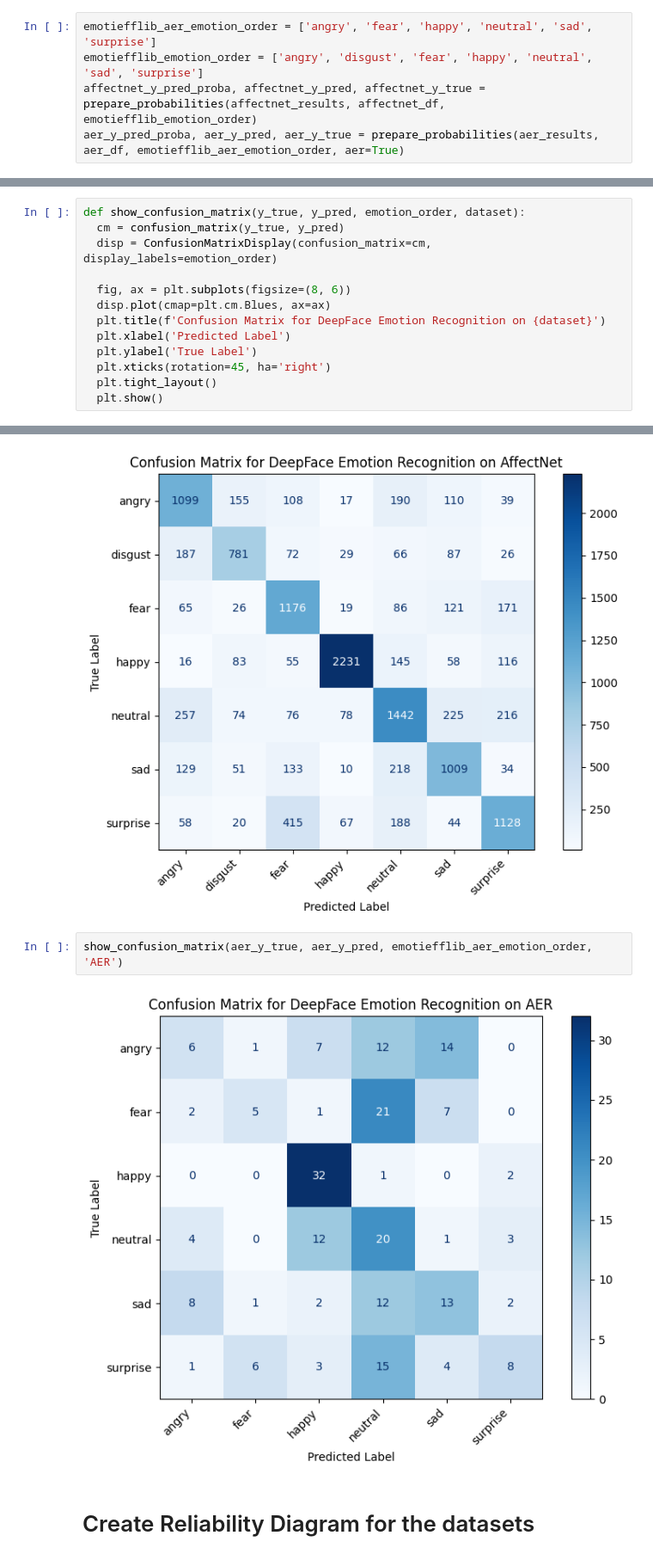
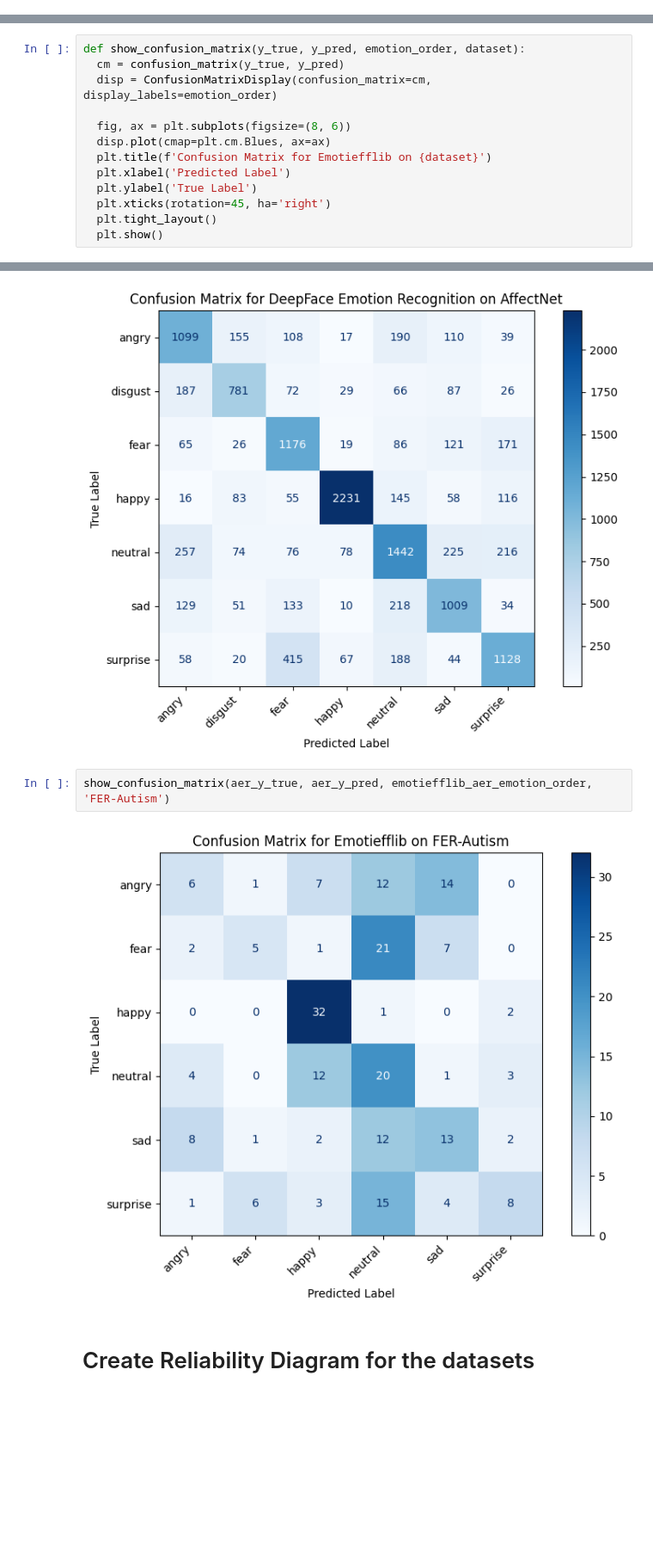
Before and after one commit to hassen8/emotion_recognition_bias_auditing, a Jupyter notebook: notebooks/quantitative_analysis/emotiefflib_quantitative_analysis.ipynb, the cells around one changed output, grey strips where cells are left out. Shown at 86% size. Drawn from its saved outputs; the diff is of its cells as text; blank space fills up the shorter version.

Commit message:
fixed figure titles

```diff
--- a/notebooks/quantitative_analysis/emotiefflib_quantitative_analysis.ipynb
+++ b/notebooks/quantitative_analysis/emotiefflib_quantitative_analysis.ipynb
@@ -418,11 +376,6 @@ rafdb_y_pred_proba, rafdb_y_pred, rafdb_y_true = prepare_probabilities(rafdf_res
 fer_y_pred_proba, fer_y_pred, fer_y_true = prepare_probabilities(fer_results, fer_df, emotiefflib_emotion_order)
 affectnet_y_pred_proba, affectnet_y_pred, affectnet_y_true = prepare_probabilities(affectnet_results, affectnet_df, emotiefflib_emotion_order)
 aer_y_pred_proba, aer_y_pred, aer_y_true = prepare_probabilities(aer_results, aer_df, emotiefflib_aer_emotion_order, aer=True)
-# %%
-emotiefflib_aer_emotion_order = ['angry', 'fear', 'happy', 'neutral', 'sad', 'surprise']
-emotiefflib_emotion_order = ['angry', 'disgust', 'fear', 'happy', 'neutral', 'sad', 'surprise']
-affectnet_y_pred_proba, affectnet_y_pred, affectnet_y_true = prepare_probabilities(affectnet_results, affectnet_df, emotiefflib_emotion_order)
-aer_y_pred_proba, aer_y_pred, aer_y_true = prepare_probabilities(aer_results, aer_df, emotiefflib_aer_emotion_order, aer=True)
 # %%
 def get_scores(y_pred_proba, y_pred, y_true, dataset, emotion_order):
     # --- 1. Top-1 Accuracy ---
@@ -616,7 +569,7 @@ def show_confusion_matrix(y_true, y_pred, emotion_order, dataset):
 
   fig, ax = plt.subplots(figsize=(8, 6))
   disp.plot(cmap=plt.cm.Blues, ax=ax)
-  plt.title(f'Confusion Matrix for DeepFace Emotion Recognition on {dataset}')
+  plt.title(f'Confusion Matrix for Emotiefflib on {dataset}')
   plt.xlabel('Predicted Label')
   plt.ylabel('True Label')
   plt.xticks(rotation=45, ha='right')
@@ -635,9 +588,9 @@ show_confusion_matrix(affectnet_y_true, affectnet_y_pred, emotiefflib_emotion_or
 # %% [output]
 [figure]
 # %%
-show_confusion_matrix(aer_y_true, aer_y_pred, emotiefflib_aer_emotion_order, 'AER')
+show_confusion_matrix(aer_y_true, aer_y_pred, emotiefflib_aer_emotion_order, 'FER-Autism')
 # %% [output]
-[figure, old version]
+[figure, new version]
 # %% [markdown]
 # Create Reliability Diagram for the datasets
 # %%
```
Also changed, not shown: parts of 6 cells of this notebook.
